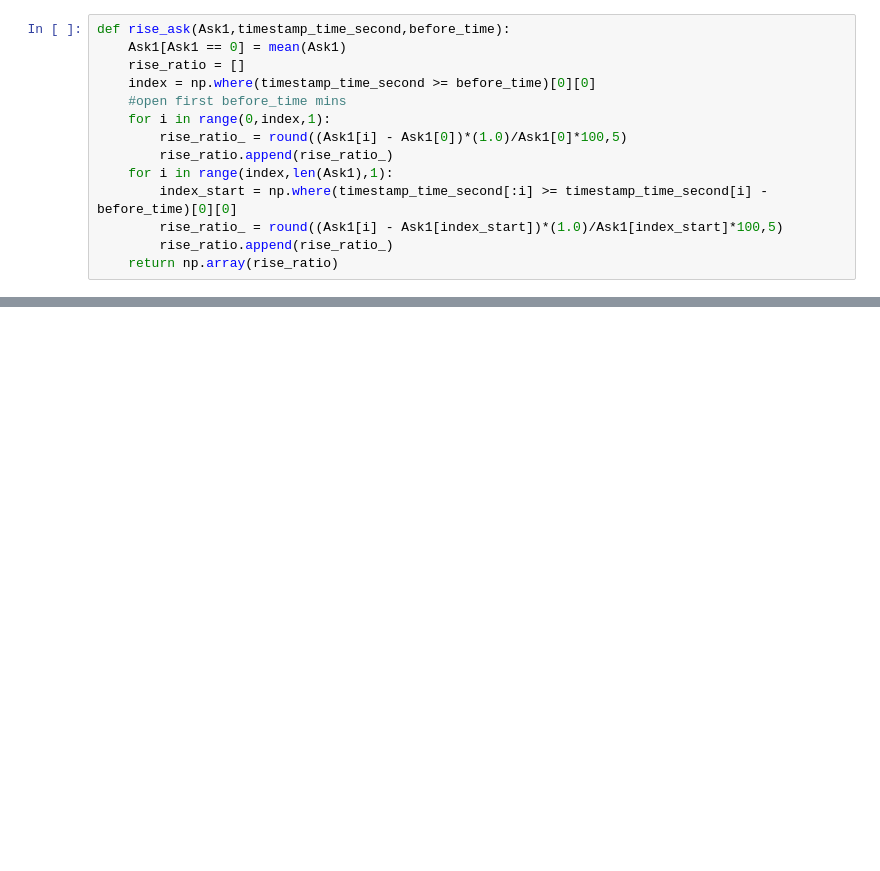
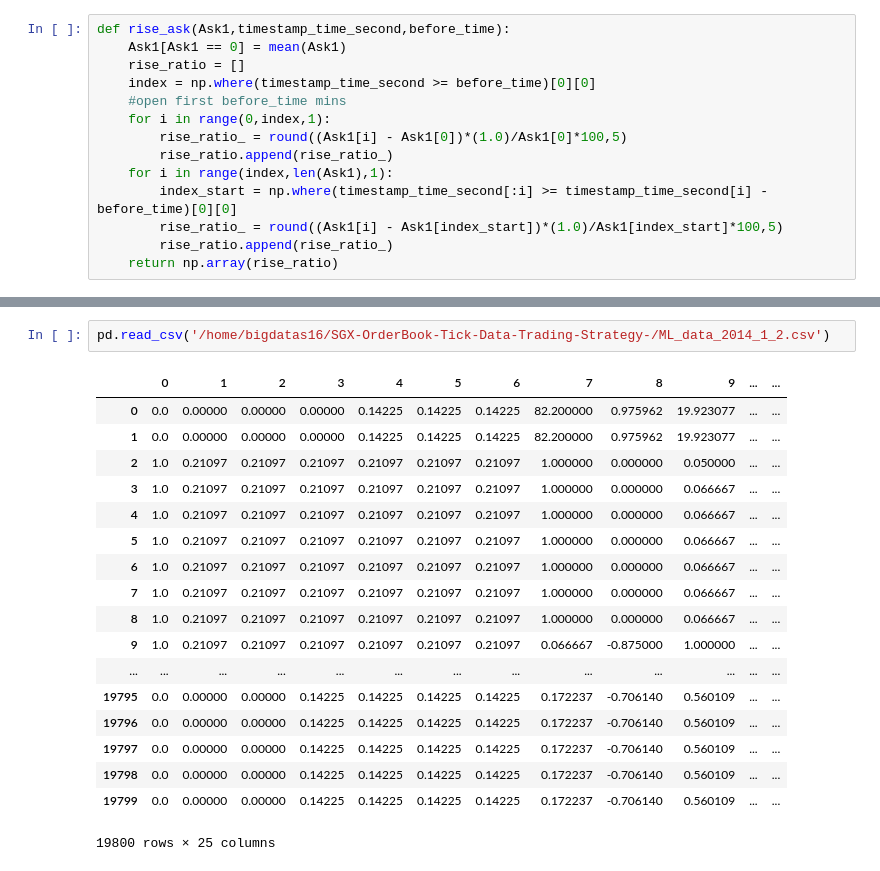
Before and after one commit to rorysroes/SGX-Full-OrderBook-Tick-Data-Trading-Strategy, a Jupyter notebook: Train_Test_Builder.ipynb, the cells around one changed output, grey strips where cells are left out. Saved outputs shown, nothing was run; the diff lists cells and outputs as text; blank space fills up the shorter version.

```diff
--- a/Train_Test_Builder.ipynb
+++ b/Train_Test_Builder.ipynb
@@ -227,0 +363,21 @@ pd.DataFrame(data, columns = ['label', 'rise', 'depth_divid', 'depth_diff'])
+# %%
+pd.read_csv('/home/bigdatas16/SGX-OrderBook-Tick-Data-Trading-Strategy-/ML_data_2014_1_2.csv')
+# %% [output]
+|  | 0 | 1 | 2 | 3 | 4 | 5 | 6 | 7 | 8 | 9 | ... | ... |
+| 0 | 0.0 | 0.00000 | 0.00000 | 0.00000 | 0.14225 | 0.14225 | 0.14225 | 82.200000 | 0.975962 | 19.923077 | ... | ... |
+| 1 | 0.0 | 0.00000 | 0.00000 | 0.00000 | 0.14225 | 0.14225 | 0.14225 | 82.200000 | 0.975962 | 19.923077 | ... | ... |
+| 2 | 1.0 | 0.21097 | 0.21097 | 0.21097 | 0.21097 | 0.21097 | 0.21097 | 1.000000 | 0.000000 | 0.050000 | ... | ... |
+| 3 | 1.0 | 0.21097 | 0.21097 | 0.21097 | 0.21097 | 0.21097 | 0.21097 | 1.000000 | 0.000000 | 0.066667 | ... | ... |
+| 4 | 1.0 | 0.21097 | 0.21097 | 0.21097 | 0.21097 | 0.21097 | 0.21097 | 1.000000 | 0.000000 | 0.066667 | ... | ... |
+| 5 | 1.0 | 0.21097 | 0.21097 | 0.21097 | 0.21097 | 0.21097 | 0.21097 | 1.000000 | 0.000000 | 0.066667 | ... | ... |
+| 6 | 1.0 | 0.21097 | 0.21097 | 0.21097 | 0.21097 | 0.21097 | 0.21097 | 1.000000 | 0.000000 | 0.066667 | ... | ... |
+| 7 | 1.0 | 0.21097 | 0.21097 | 0.21097 | 0.21097 | 0.21097 | 0.21097 | 1.000000 | 0.000000 | 0.066667 | ... | ... |
+| 8 | 1.0 | 0.21097 | 0.21097 | 0.21097 | 0.21097 | 0.21097 | 0.21097 | 1.000000 | 0.000000 | 0.066667 | ... | ... |
+| 9 | 1.0 | 0.21097 | 0.21097 | 0.21097 | 0.21097 | 0.21097 | 0.21097 | 0.066667 | -0.875000 | 1.000000 | ... | ... |
+| ... | ... | ... | ... | ... | ... | ... | ... | ... | ... | ... | ... | ... |
+| 19795 | 0.0 | 0.00000 | 0.00000 | 0.14225 | 0.14225 | 0.14225 | 0.14225 | 0.172237 | -0.706140 | 0.560109 | ... | ... |
+| 19796 | 0.0 | 0.00000 | 0.00000 | 0.14225 | 0.14225 | 0.14225 | 0.14225 | 0.172237 | -0.706140 | 0.560109 | ... | ... |
+| 19797 | 0.0 | 0.00000 | 0.00000 | 0.14225 | 0.14225 | 0.14225 | 0.14225 | 0.172237 | -0.706140 | 0.560109 | ... | ... |
+| 19798 | 0.0 | 0.00000 | 0.00000 | 0.14225 | 0.14225 | 0.14225 | 0.14225 | 0.172237 | -0.706140 | 0.560109 | ... | ... |
+| 19799 | 0.0 | 0.00000 | 0.00000 | 0.14225 | 0.14225 | 0.14225 | 0.14225 | 0.172237 | -0.706140 | 0.560109 | ... | ... |
+19800 rows × 25 columns
```
Also changed, not shown: parts of 21 cells of this notebook.
